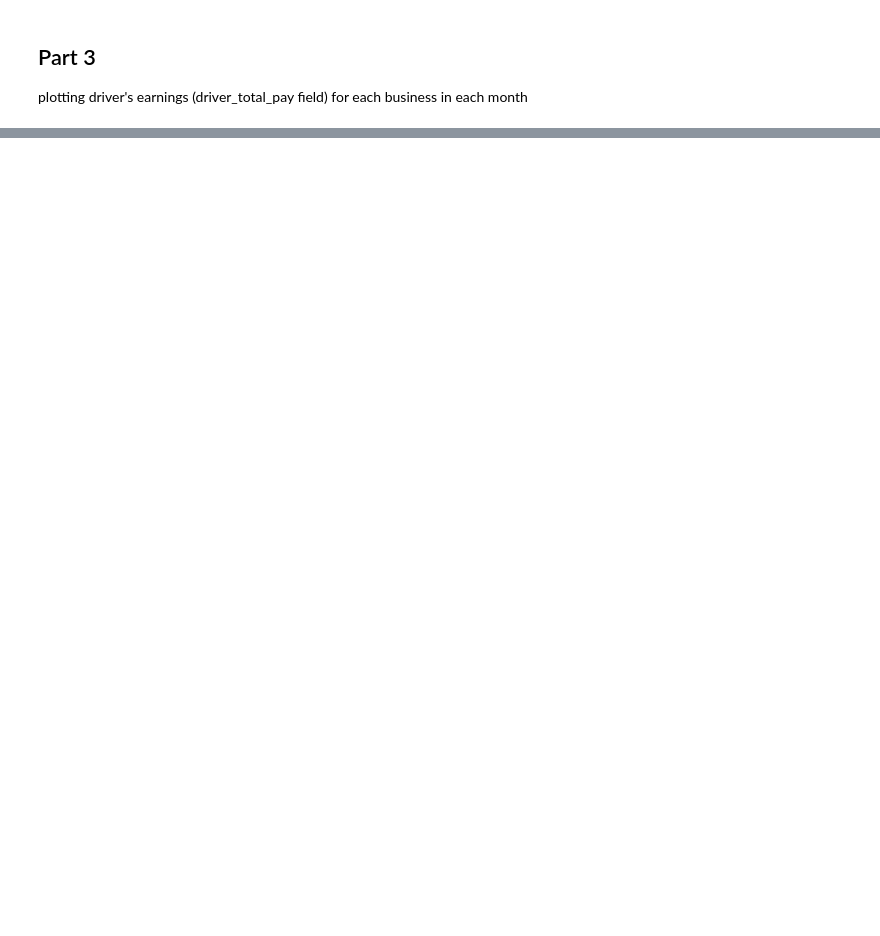
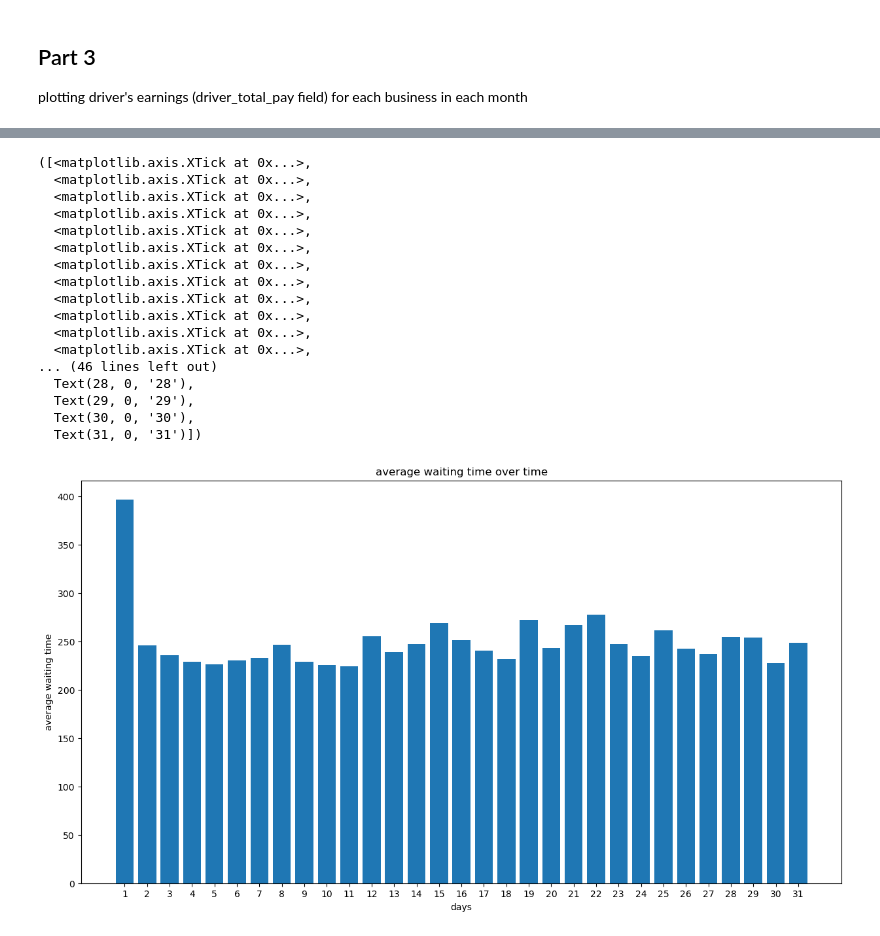
Before and after one commit to dibahk/Big-Data-Processing-Coursework, a Jupyter notebook: plotting.ipynb, the cells around one changed output, grey strips where cells are left out. Drawn from its saved outputs; the diff is of its cells as text; code cells hidden in the pictures; blank space fills up the shorter version.

```diff
--- a/plotting.ipynb
+++ b/plotting.ipynb
@@ -94,0 +105,43 @@ for bar in bars:
+# %%
+import matplotlib.pyplot as plt
+import ast
+
+# Read the data from the text file
+with open("output/taskFive_1.txt") as f:
+    data_string = f.read()
+
+# Convert the string into a Python list using ast.literal_eval
+data = ast.literal_eval(data_string)
+# defining the size of the plot
+plt.figure(figsize=(15,8))
+days = []
+avg_wait = []
+# for accessing the required data for plotting
+for item in data:
+  days.append(item[0])
+  avg_wait.append(item[1])
+# plotting
+bars = plt.bar(days, avg_wait)
+plt.xlabel('days')
+plt.ylabel("average waiting time")
+plt.title("average waiting time over time")
+plt.xticks(days)
+# %% [output]
+([<matplotlib.axis.XTick at 0x...>,
+  <matplotlib.axis.XTick at 0x...>,
+  <matplotlib.axis.XTick at 0x...>,
+  <matplotlib.axis.XTick at 0x...>,
+  <matplotlib.axis.XTick at 0x...>,
+  <matplotlib.axis.XTick at 0x...>,
+  <matplotlib.axis.XTick at 0x...>,
+  <matplotlib.axis.XTick at 0x...>,
+  <matplotlib.axis.XTick at 0x...>,
+  <matplotlib.axis.XTick at 0x...>,
+  <matplotlib.axis.XTick at 0x...>,
+  <matplotlib.axis.XTick at 0x...>,
+... (46 lines left out)
+  Text(28, 0, '28'),
+  Text(29, 0, '29'),
+  Text(30, 0, '30'),
+  Text(31, 0, '31')])
+[figure, added]
```
Also changed, not shown: parts of 4 cells of this notebook.
